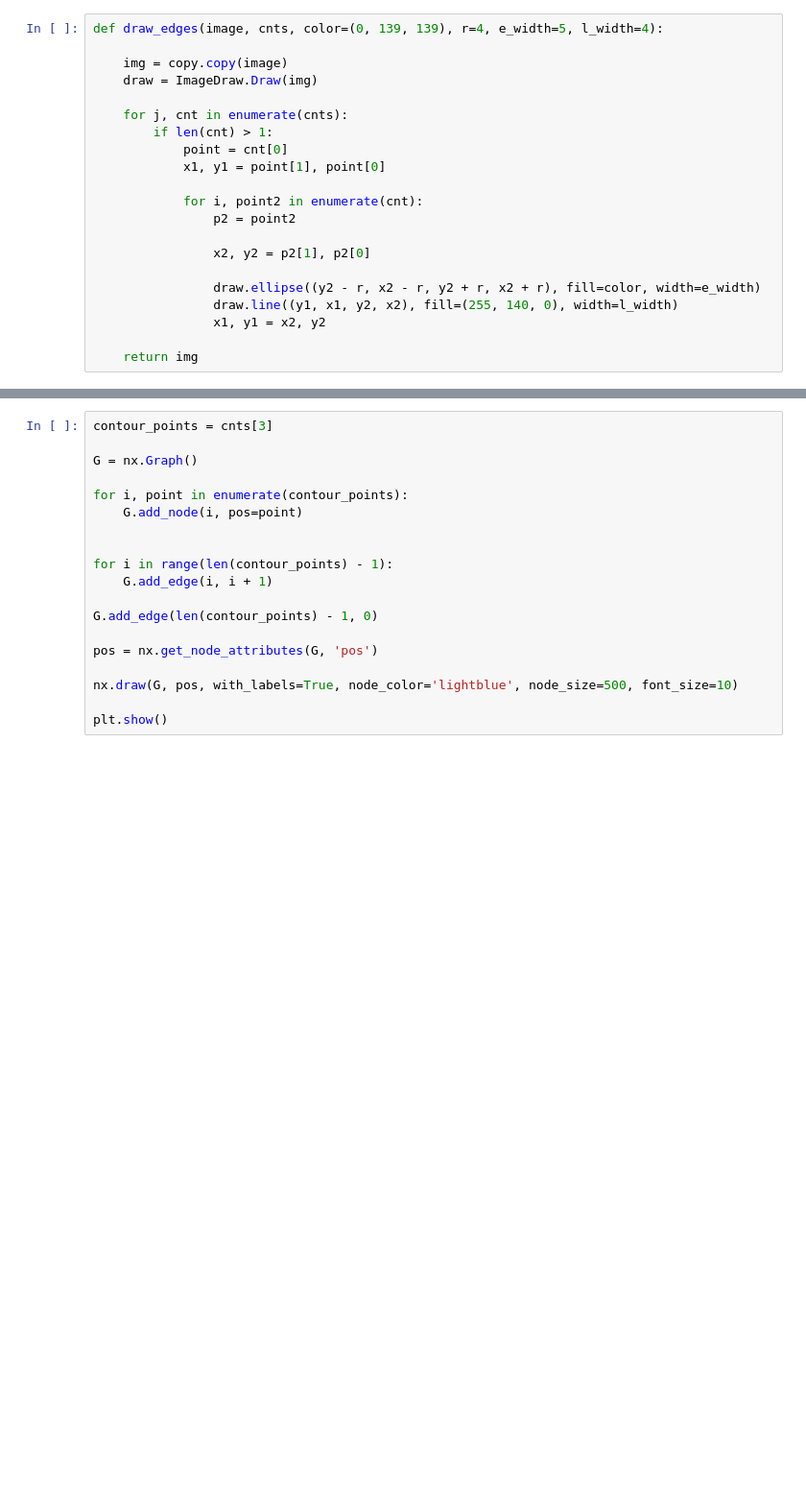
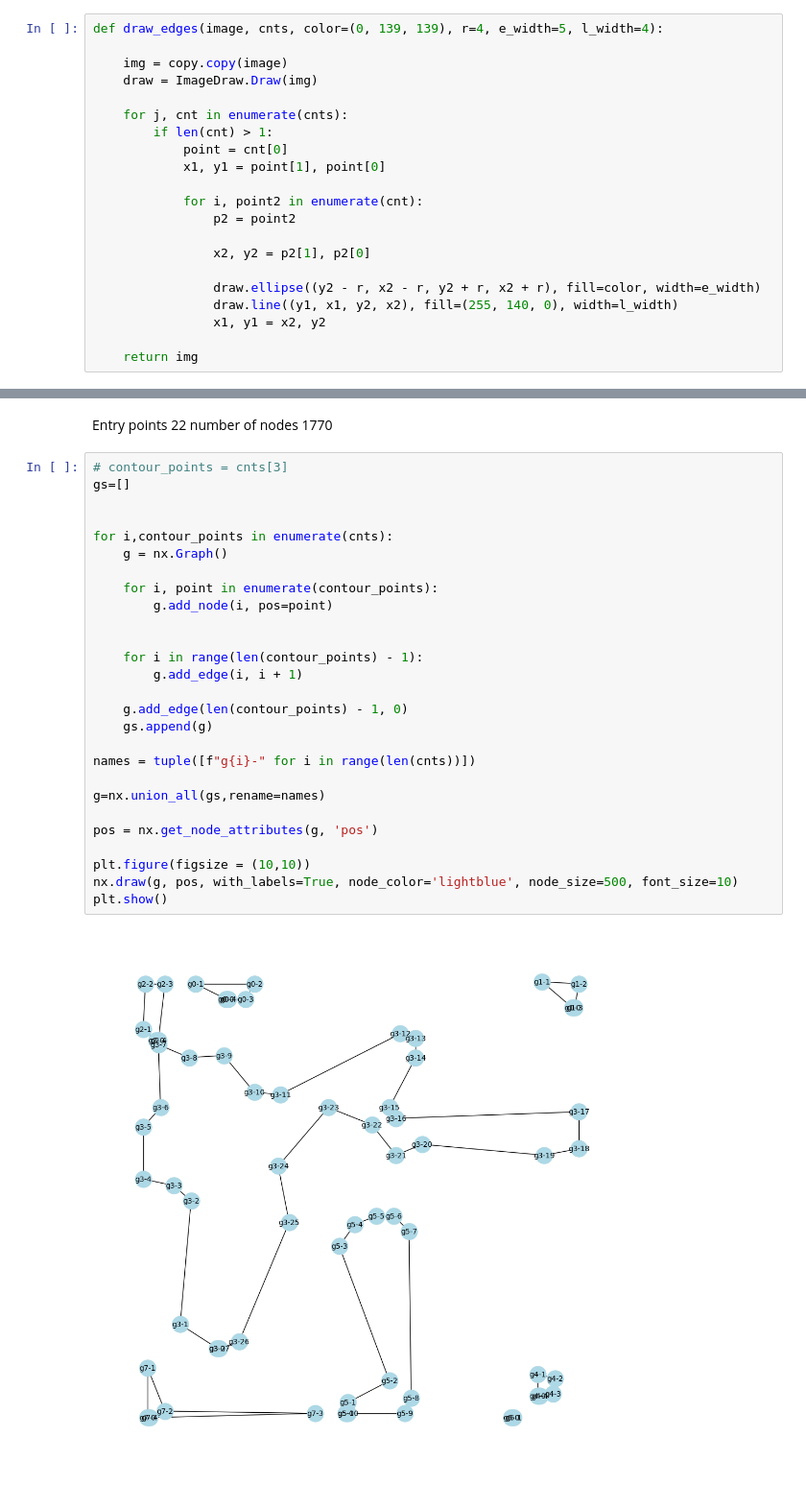
Before and after one commit to dkagramanyan/WC-Co_computer_vision, a Jupyter notebook: cv/4_cracks.ipynb, the cells around one changed output, grey strips where cells are left out. Shown at 96% size. Cells and saved outputs as stored; diff of their text form; blank space fills up the shorter version.

```diff
--- a/cv/4_cracks.ipynb
+++ b/cv/4_cracks.ipynb
@@ -109,19 +134,32 @@ plt.show()
+# %% [markdown]
+Entry points 22
+number of nodes 1770
 # %%
-contour_points = cnts[3]
-
-G = nx.Graph()
-
-for i, point in enumerate(contour_points):
-    G.add_node(i, pos=point)
+# contour_points = cnts[3]
+gs=[]
 
 
-for i in range(len(contour_points) - 1):
-    G.add_edge(i, i + 1)
+for i,contour_points in enumerate(cnts):
+    g = nx.Graph()
 
-G.add_edge(len(contour_points) - 1, 0)
+    for i, point in enumerate(contour_points):
+        g.add_node(i, pos=point)
 
-pos = nx.get_node_attributes(G, 'pos')
 
-nx.draw(G, pos, with_labels=True, node_color='lightblue', node_size=500, font_size=10)
+    for i in range(len(contour_points) - 1):
+        g.add_edge(i, i + 1)
 
+    g.add_edge(len(contour_points) - 1, 0)
+    gs.append(g)
+
+names = tuple([f"g{i}-" for i in range(len(cnts))])
+
+g=nx.union_all(gs,rename=names)
+
+pos = nx.get_node_attributes(g, 'pos')
+
+plt.figure(figsize = (10,10))
+nx.draw(g, pos, with_labels=True, node_color='lightblue', node_size=500, font_size=10)
 plt.show()
+# %% [output]
+[figure, added]
```
Also changed, not shown: parts of 7 cells of this notebook.
